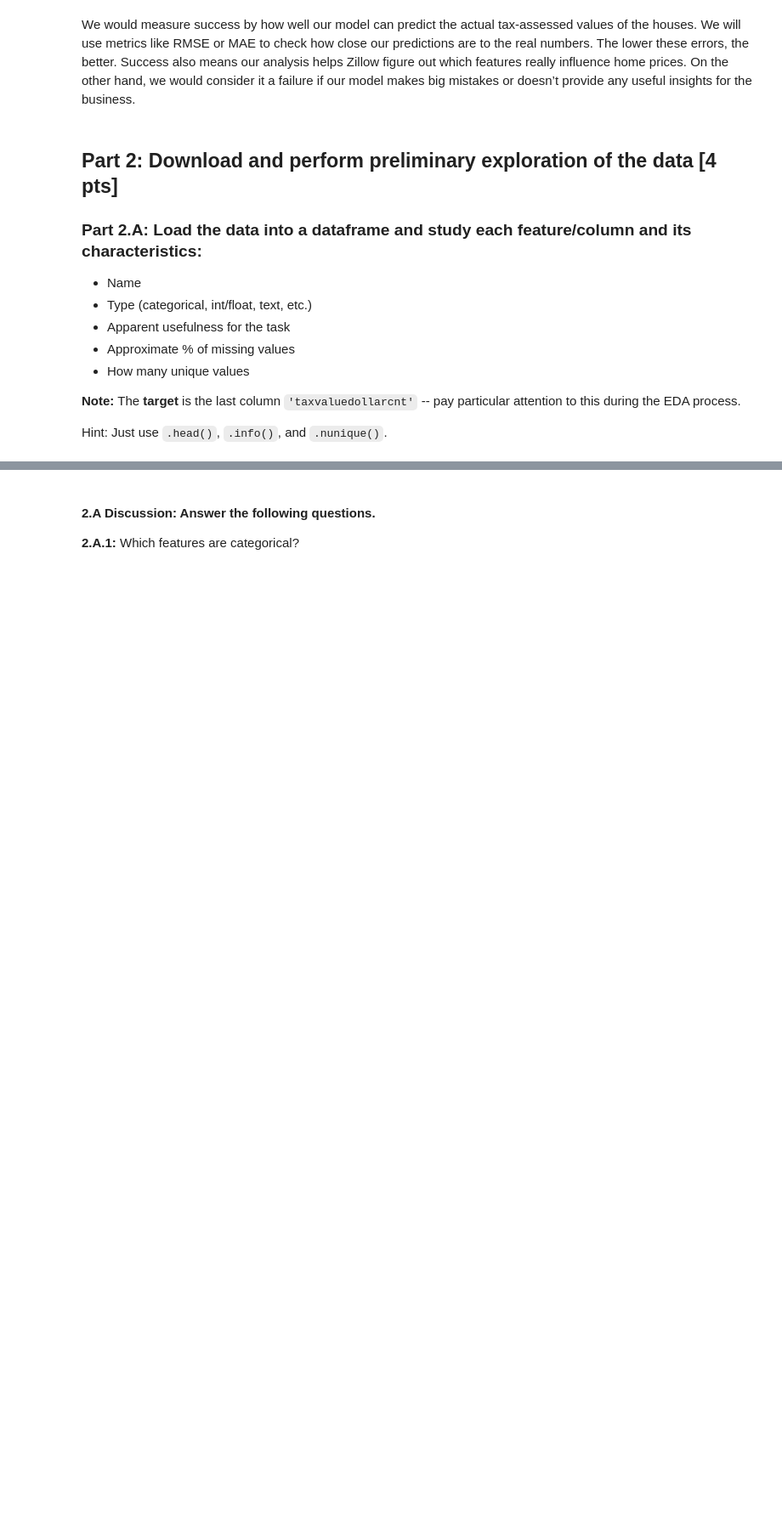
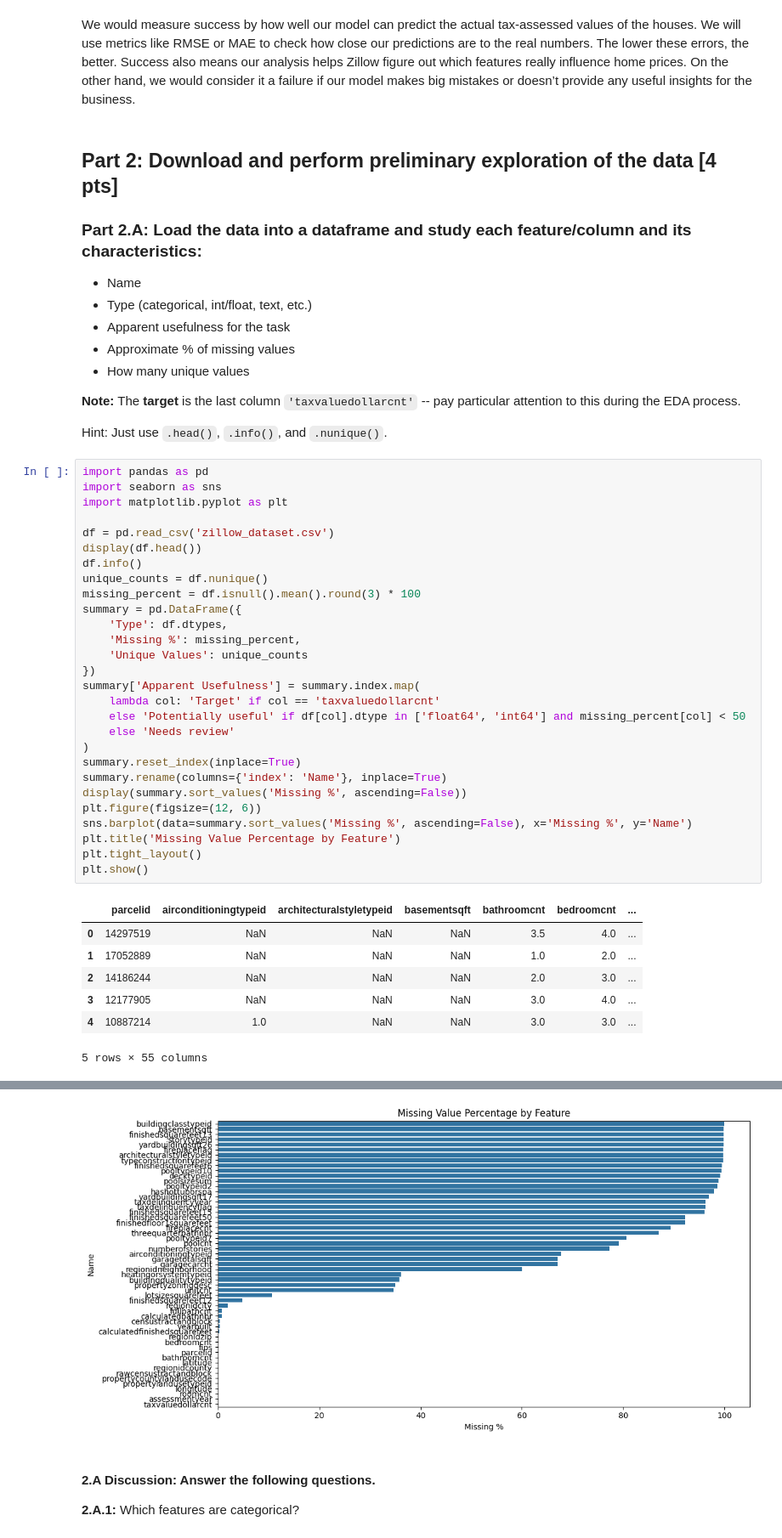
Before and after one commit to auwineza/Mod3---Milestone1, a Jupyter notebook: Milestone_01.ipynb, the cells around one changed output, grey strips where cells are left out. Shown at 85% size. Drawn from its saved outputs; the diff is of its cells as text; blank space fills up the shorter version.

```diff
--- a/Milestone_01.ipynb
+++ b/Milestone_01.ipynb
@@ -168,3 +164,39 @@ We would measure success by how well our model can predict the actual tax-assess
 **Note:** The **target** is the last column `'taxvaluedollarcnt'` -- pay particular attention to this during the EDA process.
 
 Hint: Just use `.head()`, `.info()`, and `.nunique()`.
+# %%
+import pandas as pd
+import seaborn as sns
+import matplotlib.pyplot as plt
+
+df = pd.read_csv('zillow_dataset.csv')
+display(df.head())
+df.info()
+unique_counts = df.nunique()
+missing_percent = df.isnull().mean().round(3) * 100
+summary = pd.DataFrame({
+    'Type': df.dtypes,
+    'Missing %': missing_percent,
+    'Unique Values': unique_counts
+})
+summary['Apparent Usefulness'] = summary.index.map(
+    lambda col: 'Target' if col == 'taxvaluedollarcnt'
+    else 'Potentially useful' if df[col].dtype in ['float64', 'int64'] and missing_percent[col] < 50
+    else 'Needs review'
+)
+summary.reset_index(inplace=True)
+summary.rename(columns={'index': 'Name'}, inplace=True)
+display(summary.sort_values('Missing %', ascending=False))
+plt.figure(figsize=(12, 6))
+sns.barplot(data=summary.sort_values('Missing %', ascending=False), x='Missing %', y='Name')
+plt.title('Missing Value Percentage by Feature')
+plt.tight_layout()
+plt.show()
+# %% [output]
+|  | parcelid | airconditioningtypeid | architecturalstyletypeid | basementsqft | bathroomcnt | bedroomcnt | ... |
+| 0 | 14297519 | NaN | NaN | NaN | 3.5 | 4.0 | ... |
+| 1 | 17052889 | NaN | NaN | NaN | 1.0 | 2.0 | ... |
+| 2 | 14186244 | NaN | NaN | NaN | 2.0 | 3.0 | ... |
+| 3 | 12177905 | NaN | NaN | NaN | 3.0 | 4.0 | ... |
+| 4 | 10887214 | 1.0 | NaN | NaN | 3.0 | 3.0 | ... |
+5 rows × 55 columns
@@ -171,3 +237,4 @@ Hint: Just use `.head()`, `.info()`, and `.nunique()`.
+[figure, added]
 # %% [markdown]
 #### **2.A Discussion:** Answer the following questions.
 
```
Also changed, not shown: parts of 33 cells of this notebook.
